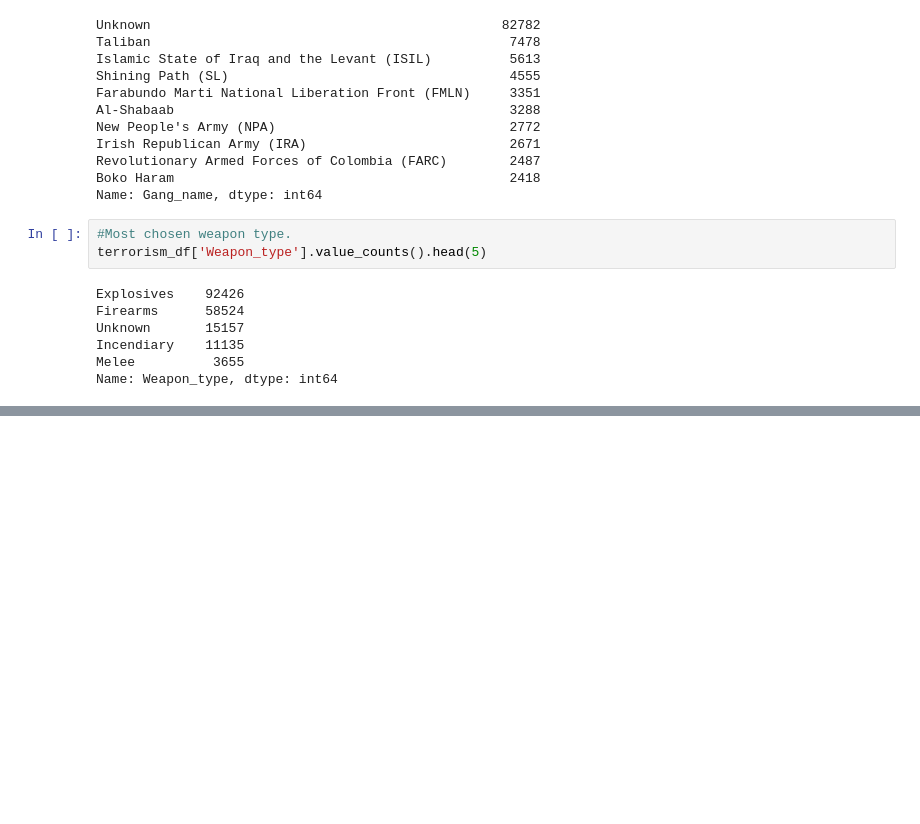
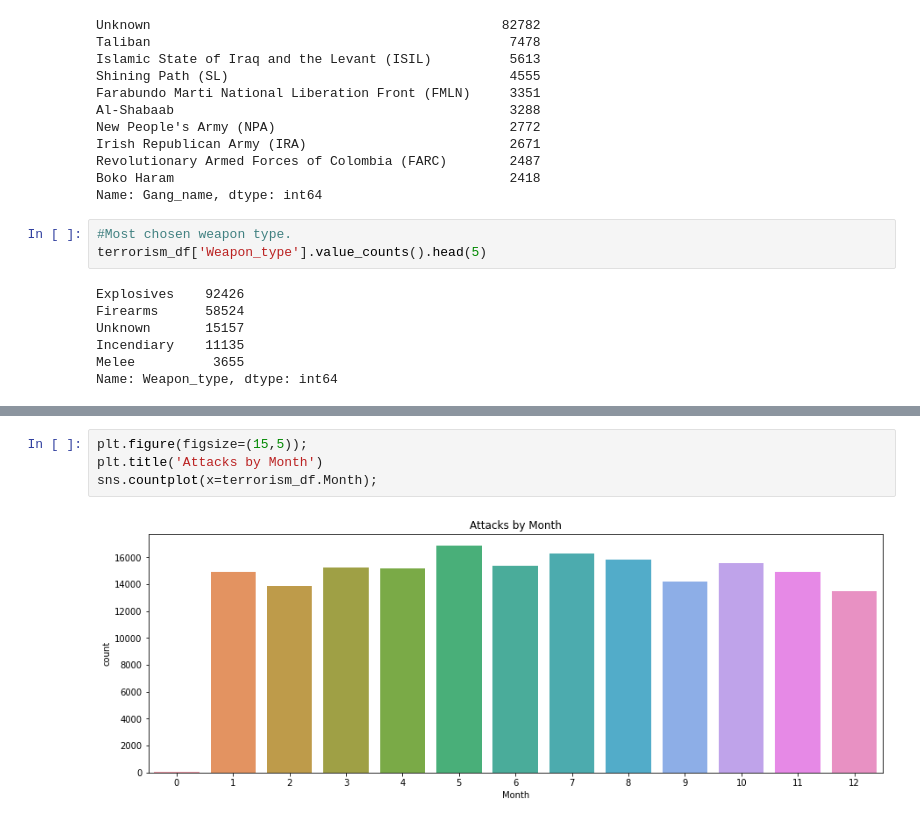
Before and after one commit to Shubhamprasad1995/Global-Terrorism-Analysis-EDA, a Jupyter notebook: Global_Terrorism_Analysis_Capstone_Project.ipynb, the cells around one changed output, grey strips where cells are left out. Drawn from its saved outputs; the diff is of its cells as text; blank space fills up the shorter version.

```diff
--- a/Global_Terrorism_Analysis_Capstone_Project.ipynb
+++ b/Global_Terrorism_Analysis_Capstone_Project.ipynb
@@ -327,0 +336,6 @@ Name: Weapon_type, dtype: int64
+# %%
+plt.figure(figsize=(15,5));
+plt.title('Attacks by Month')
+sns.countplot(x=terrorism_df.Month);
+# %% [output]
+[figure, added]
```
Also changed, not shown: parts of 2 cells of this notebook.
